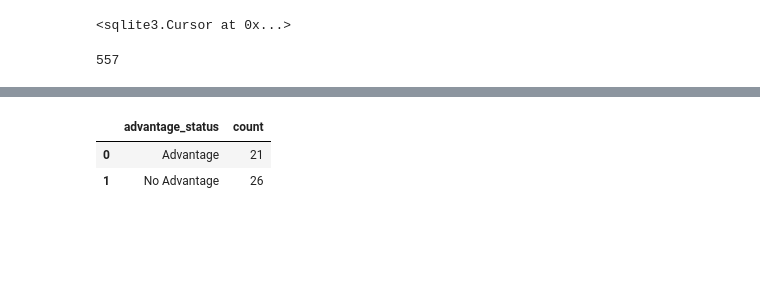
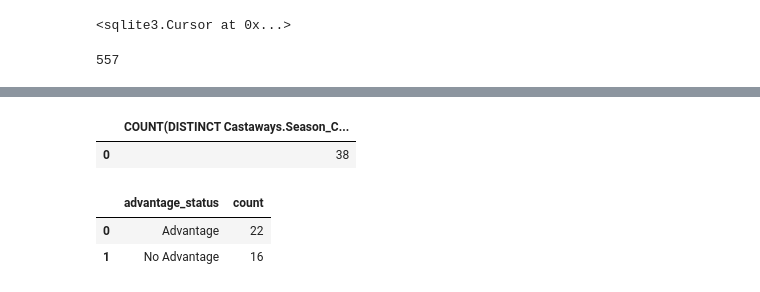
Before and after one commit to akerdolff/Survivor, a Jupyter notebook: Survivor_Analysis.ipynb, the cells around one changed output, grey strips where cells are left out. Drawn from its saved outputs; the diff is of its cells as text; code cells hidden in the pictures; blank space fills up the shorter version.

```diff
--- a/Survivor_Analysis.ipynb
+++ b/Survivor_Analysis.ipynb
@@ -133,23 +114,38 @@ df_all_castaways
+# %%
+#Number of winners in eras with advantages
+
+Number_of_Winners = """
+
+SELECT COUNT(DISTINCT Castaways.Season_Castaway_Id)
+FROM Castaways
+WHERE Castaways.Era <> 'Old School (pre-advantage)' AND Finale_Categorization = 'Winner'
+"""
+
+query(Number_of_Winners)
+# %% [output]
+|  | COUNT(DISTINCT Castaways.Season_C... |
+| 0 | 38 |
 # %%
 #Query: Percentage of Winners who had an advantage
 Winner_Percentage = """
 SELECT
     CASE
       WHEN Advantage_Movement.Season_Castaway_Id IS NOT NULL THEN 'Advantage'
       ELSE 'No Advantage'
     END AS advantage_status,
-COUNT(DISTINCT Castaways.Castaway_Id) AS count
+COUNT(DISTINCT Castaways.Season_Castaway_Id) AS count
 FROM Castaways
 LEFT JOIN Advantage_Movement
     ON Castaways.Season_Castaway_Id = Advantage_Movement.Season_Castaway_Id
-WHERE Castaways.finale_categorization = 'Winner' AND Castaways.season<49
+WHERE Castaways.Finale_Categorization = 'Winner' AND Castaways.Season<49 AND Castaways.Era <> 'Old School (pre-advantage)'
 GROUP BY advantage_status;
 """
 
-query(Winner_Percentage)
+df_winner_percentage = query(Winner_Percentage)
+df_winner_percentage
 # %% [output]
 |  | advantage_status | count |
-| 0 | Advantage | 21 |
-| 1 | No Advantage | 26 |
+| 0 | Advantage | 22 |
+| 1 | No Advantage | 16 |
 # %%
 #Visualization of the percentage of winners who had an advantage
```
Also changed, not shown: parts of 11 cells of this notebook, 7 other files.
